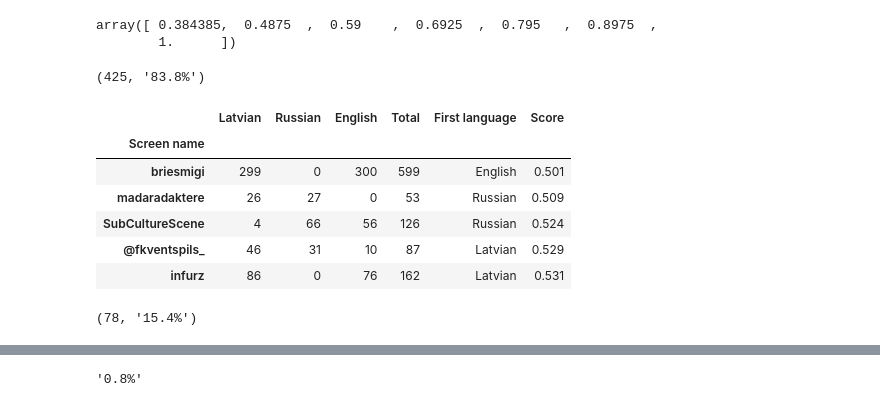
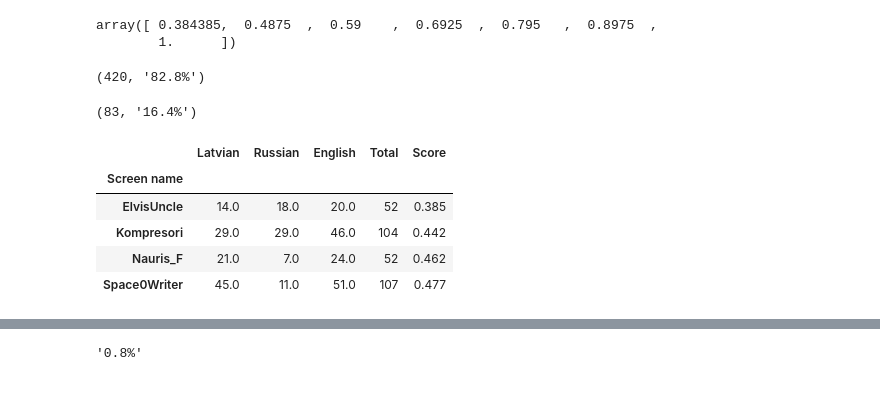
Before and after one commit to dimazest/2017-lv-corpus, a Jupyter notebook: supplement/notebook.ipynb, the cells around one changed output, grey strips where cells are left out. Drawn from its saved outputs; the diff is of its cells as text; code cells hidden in the pictures.

```diff
--- a/supplement/notebook.ipynb
+++ b/supplement/notebook.ipynb
@@ -39,8 +40,9 @@ sn_lang = (
     pd.read_csv(
         'screen_names-languages.csv',
         index_col='Screen name',
-    ).fillna(0)
-    .astype(int)
+    )
+    #.fillna(0)
+    #.astype(int)
 )
 # %%
 sn_lang = sn_lang[~pd.Series(sn_lang.index.get_values()).str.startswith('@@').values]
@@ -55,2 +54,0 @@ one_lang = sn_lang[sn_lang[['Latvian', 'Russian', 'English']].max(axis='columns'
-# %%
-sn_lang['First language'] = sn_lang[['Latvian', 'Russian', 'English']].apply((lambda r: r.argmax()), axis='columns')
@@ -80,22 +108,21 @@ pd.cut(sn_lang['Score'], bins=6, retbins=True)[1]
 array([ 0.384385,  0.4875  ,  0.59    ,  0.6925  ,  0.795   ,  0.8975  ,
         1.      ])
 # %%
-_ = len(sn_lang[sn_lang['Score'] > 0.897].sort_values('Score'))
+_ = len(sn_lang[sn_lang['Score'] > 0.9].sort_values('Score'))
 _, '{:.1%}'.format(_ / len(sn_lang))
 # %% [output]
-(425, '83.8%')
+(420, '82.8%')
+# %%
+_ = len(sn_lang[sn_lang['Score'].between(0.5, 0.9)].sort_values('Score'))
+_, '{:.1%}'.format(_ / len(sn_lang))
+# %% [output]
+(83, '16.4%')
 # %%
-sn_lang[sn_lang['Score'].between(0.4875, 0.897)].sort_values('Score').head()
+sn_lang[sn_lang['Score'] < 0.5].sort_values('Score')
 # %% [output]
-|  | Latvian | Russian | English | Total | First language | Score |
-| Screen name |  |  |  |  |  |  |
-| briesmigi | 299 | 0 | 300 | 599 | English | 0.501 |
-| madaradaktere | 26 | 27 | 0 | 53 | Russian | 0.509 |
-| SubCultureScene | 4 | 66 | 56 | 126 | Russian | 0.524 |
-| @fkventspils_ | 46 | 31 | 10 | 87 | Latvian | 0.529 |
-| infurz | 86 | 0 | 76 | 162 | Latvian | 0.531 |
+|  | Latvian | Russian | English | Total | Score |
+| Screen name |  |  |  |  |  |
+| ElvisUncle | 14.0 | 18.0 | 20.0 | 52 | 0.385 |
+| Kompresori | 29.0 | 29.0 | 46.0 | 104 | 0.442 |
+| Nauris_F | 21.0 | 7.0 | 24.0 | 52 | 0.462 |
+| Space0Writer | 45.0 | 11.0 | 51.0 | 107 | 0.477 |
-# %%
-_ = len(sn_lang[sn_lang['Score'].between(0.4875, 0.897)].sort_values('Score'))
-_, '{:.1%}'.format(_ / len(sn_lang))
-# %% [output]
-(78, '15.4%')
```
Also changed, not shown: parts of 17 cells of this notebook, 1 other file.
